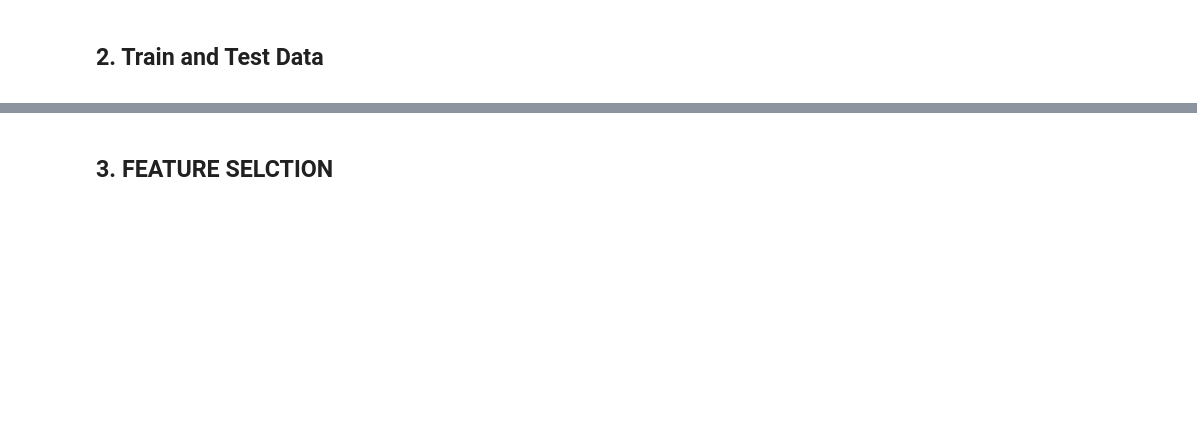
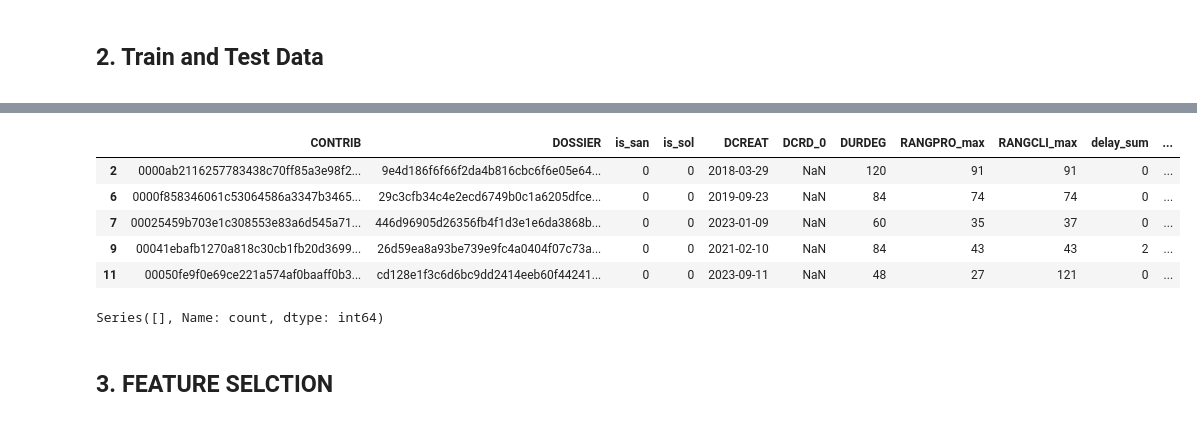
Before and after one commit to Alanog10/BNP-Paribas, a Jupyter notebook: Model.ipynb, the cells around one changed output, grey strips where cells are left out. Cells and saved outputs as stored; diff of their text form; code cells hidden in the pictures; blank space fills up the shorter version.

```diff
--- a/Model.ipynb
+++ b/Model.ipynb
@@ -152,3 +163,16 @@ print(train.shape, test.shape)
+# %%
+test.head()
+# %% [output]
+|  | CONTRIB | DOSSIER | is_san | is_sol | DCREAT | DCRD_0 | DURDEG | RANGPRO_max | RANGCLI_max | delay_sum | ... |
+| 2 | 0000ab2116257783438c70ff85a3e98f2... | 9e4d186f6f66f2da4b816cbc6f6e05e64... | 0 | 0 | 2018-03-29 | NaN | 120 | 91 | 91 | 0 | ... |
+| 6 | 0000f858346061c53064586a3347b3465... | 29c3cfb34c4e2ecd6749b0c1a6205dfce... | 0 | 0 | 2019-09-23 | NaN | 84 | 74 | 74 | 0 | ... |
+| 7 | 00025459b703e1c308553e83a6d545a71... | 446d96905d26356fb4f1d3e1e6da3868b... | 0 | 0 | 2023-01-09 | NaN | 60 | 35 | 37 | 0 | ... |
+| 9 | 00041ebafb1270a818c30cb1fb20d3699... | 26d59ea8a93be739e9fc4a0404f07c73a... | 0 | 0 | 2021-02-10 | NaN | 84 | 43 | 43 | 2 | ... |
+| 11 | 00050fe9f0e69ce221a574af0baaff0b3... | cd128e1f3c6d6bc9dd2414eeb60f44241... | 0 | 0 | 2023-09-11 | NaN | 48 | 27 | 121 | 0 | ... |
+# %%
+test['CHURN'].value_counts()
+# %% [output]
+Series([], Name: count, dtype: int64)
 # %% [markdown]
 <a class="anchor" id="3. FEATURE SELCTION">
 
```
Also changed, not shown: parts of 30 cells of this notebook, 2 other files.
